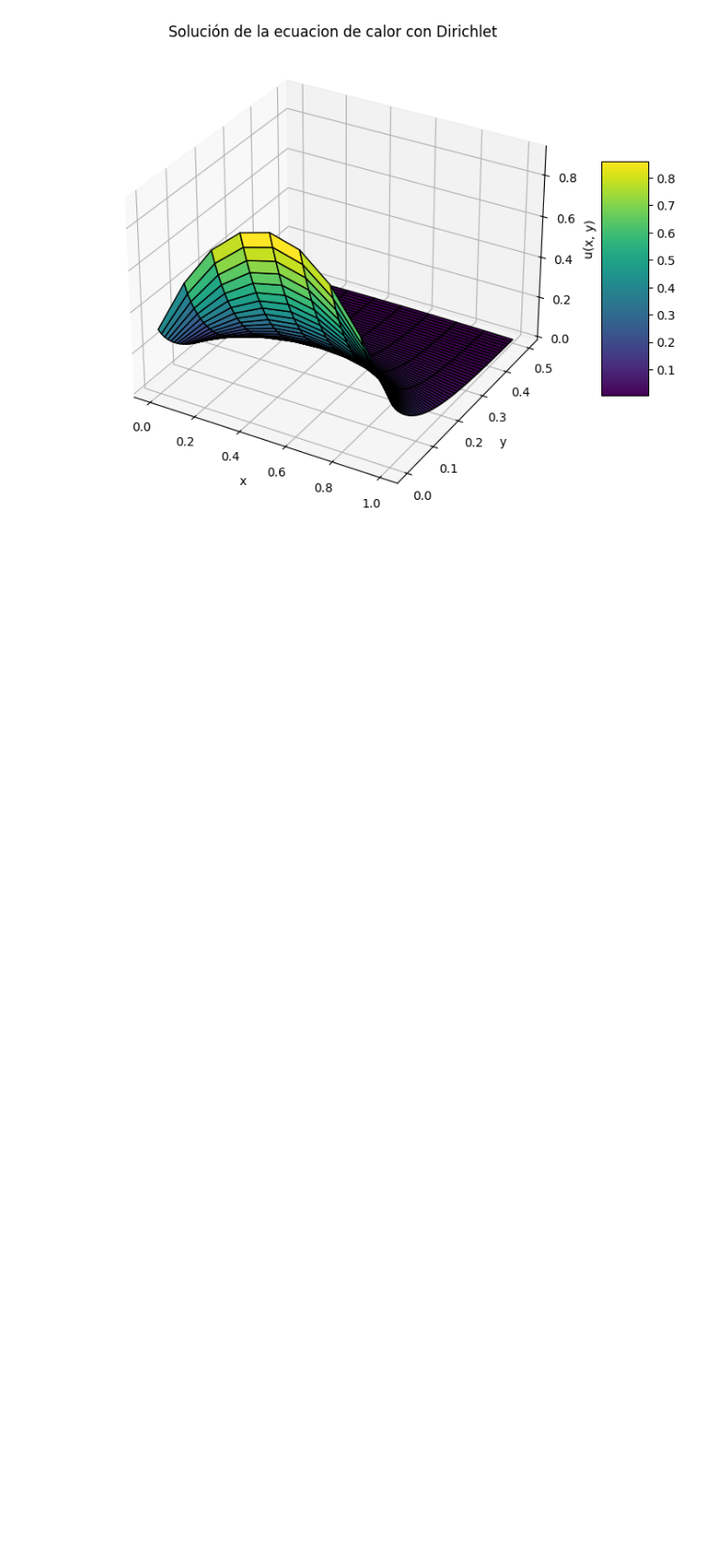
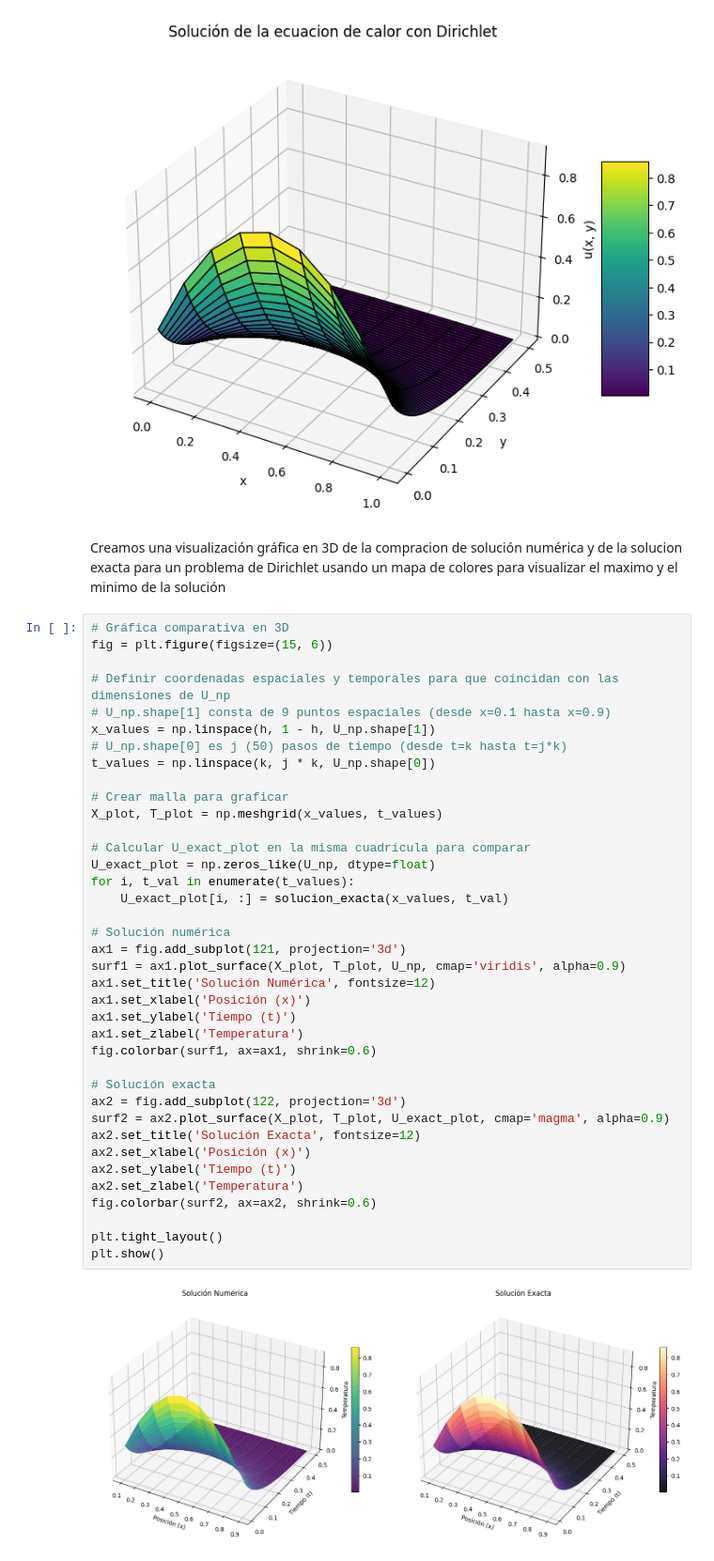
Before and after one commit to PerdomoVergaraFernando/Ecuaciones-Diferenciales-Parciales-2, a Jupyter notebook: Método_de_Crank_Nicolson.ipynb, the cells around one changed output. Shown at 94% size. Saved outputs shown, nothing was run; the diff lists cells and outputs as text; blank space fills up the shorter version.

```diff
--- a/Método_de_Crank_Nicolson.ipynb
+++ b/Método_de_Crank_Nicolson.ipynb
@@ -331,3 +370,45 @@ fig.colorbar(surf, shrink=0.5, aspect=5) #Añade una barra de colores para la su
 plt.show() #Muestra el gráfico en pantalla
 # %% [output]
 [figure]
+# %% [markdown]
+Creamos una visualización gráfica en 3D de la compracion de solución numérica  y de la solucion exacta para un problema de Dirichlet usando un mapa de colores para visualizar el maximo y el minimo de la solución
+# %%
+# Gráfica comparativa en 3D
+fig = plt.figure(figsize=(15, 6))
+
+# Definir coordenadas espaciales y temporales para que coincidan con las dimensiones de U_np
+# U_np.shape[1] consta de 9 puntos espaciales (desde x=0.1 hasta x=0.9)
+x_values = np.linspace(h, 1 - h, U_np.shape[1])
+# U_np.shape[0] es j (50) pasos de tiempo (desde t=k hasta t=j*k)
+t_values = np.linspace(k, j * k, U_np.shape[0])
+
+# Crear malla para graficar
+X_plot, T_plot = np.meshgrid(x_values, t_values)
+
+# Calcular U_exact_plot en la misma cuadrícula para comparar
+U_exact_plot = np.zeros_like(U_np, dtype=float)
+for i, t_val in enumerate(t_values):
+    U_exact_plot[i, :] = solucion_exacta(x_values, t_val)
+
+# Solución numérica
+ax1 = fig.add_subplot(121, projection='3d')
+surf1 = ax1.plot_surface(X_plot, T_plot, U_np, cmap='viridis', alpha=0.9)
+ax1.set_title('Solución Numérica', fontsize=12)
+ax1.set_xlabel('Posición (x)')
+ax1.set_ylabel('Tiempo (t)')
+ax1.set_zlabel('Temperatura')
+fig.colorbar(surf1, ax=ax1, shrink=0.6)
+
+# Solución exacta
+ax2 = fig.add_subplot(122, projection='3d')
+surf2 = ax2.plot_surface(X_plot, T_plot, U_exact_plot, cmap='magma', alpha=0.9)
+ax2.set_title('Solución Exacta', fontsize=12)
+ax2.set_xlabel('Posición (x)')
+ax2.set_ylabel('Tiempo (t)')
+ax2.set_zlabel('Temperatura')
+fig.colorbar(surf2, ax=ax2, shrink=0.6)
+
+plt.tight_layout()
+plt.show()
+# %% [output]
+[figure, added]
```
Also changed, not shown: parts of 31 cells of this notebook.
